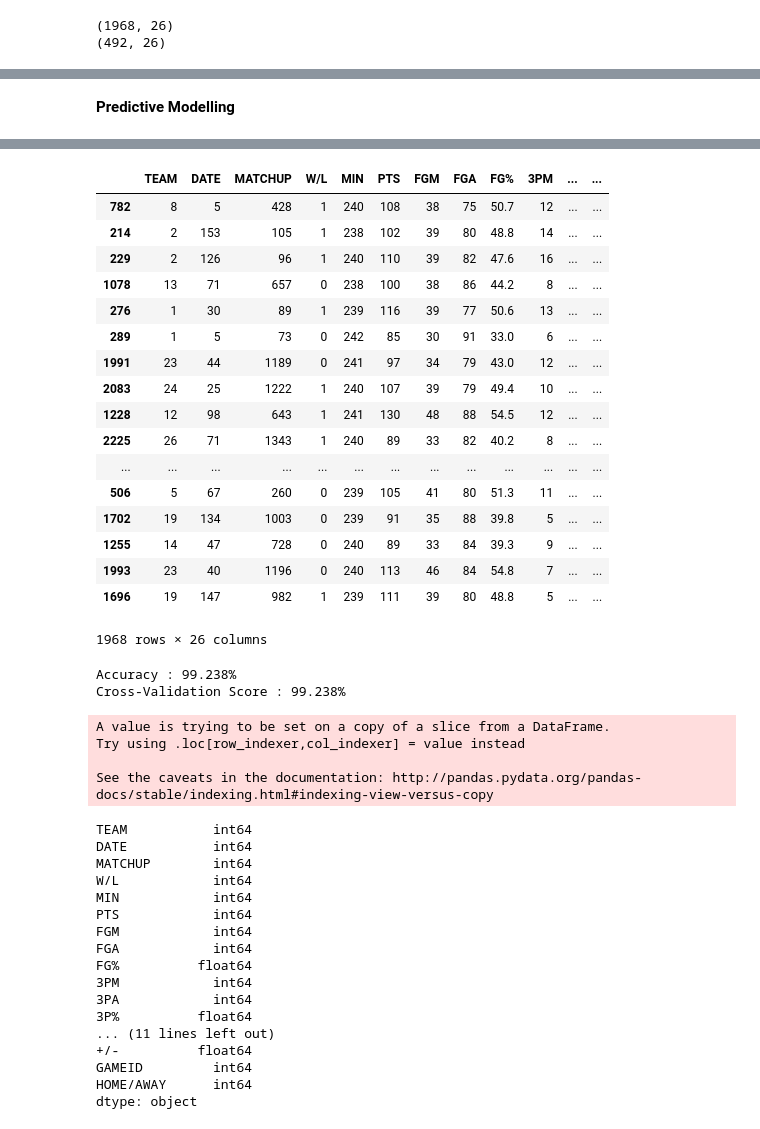
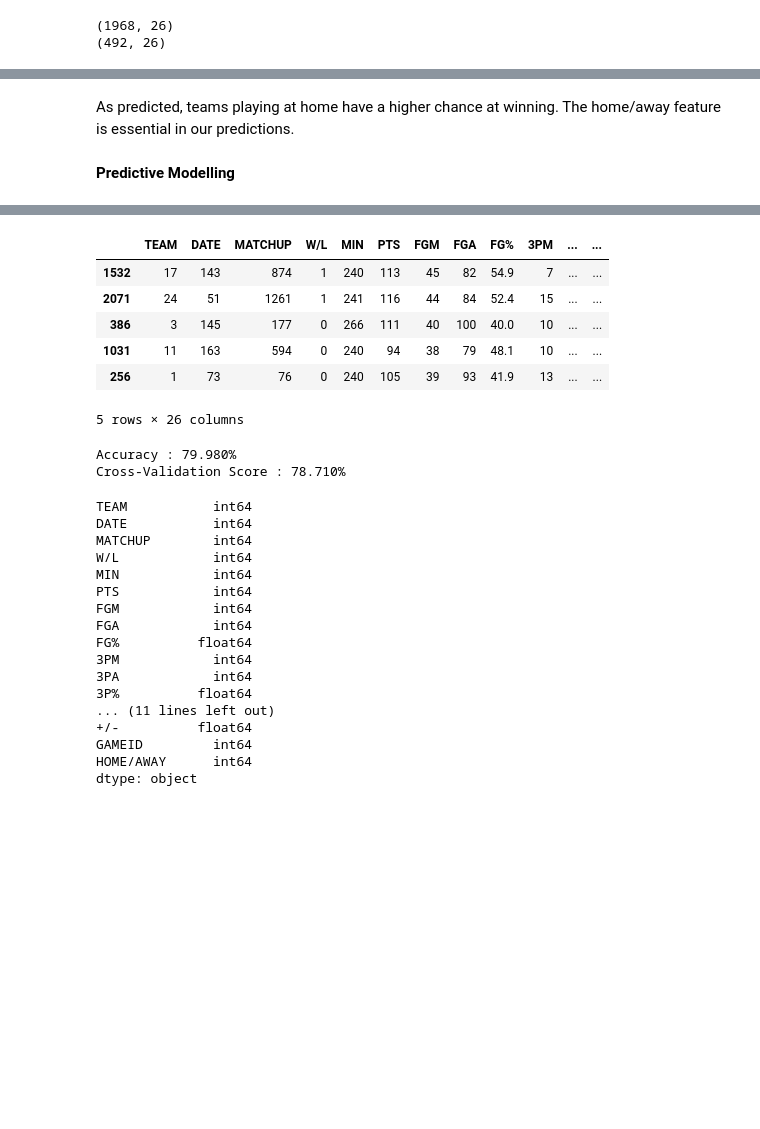
Before and after one commit to calvin20cc/NBA-Games-Predictor, a Jupyter notebook: game_prediction.ipynb, the cells around one changed output, grey strips where cells are left out. Drawn from its saved outputs; the diff is of its cells as text; code cells hidden in the pictures; blank space fills up the shorter version.

```diff
--- a/game_prediction.ipynb
+++ b/game_prediction.ipynb
@@ -243,3 +187,5 @@ temp3.plot(kind='bar', stacked=True, color=['red','blue'], grid=False)
+# %% [markdown]
+As predicted, teams playing at home have a higher chance at winning. The home/away feature is essential in our predictions.
 # %% [markdown]
 **Predictive Modelling**
 # %%
@@ -270,26 +216,15 @@ GAMEID         int64
 HOME/AWAY      int64
 dtype: object
 # %%
-train_df
+train_df.head()
 # %% [output]
 |  | TEAM | DATE | MATCHUP | W/L | MIN | PTS | FGM | FGA | FG% | 3PM | ... | ... |
-| 782 | 8 | 5 | 428 | 1 | 240 | 108 | 38 | 75 | 50.7 | 12 | ... | ... |
-| 214 | 2 | 153 | 105 | 1 | 238 | 102 | 39 | 80 | 48.8 | 14 | ... | ... |
-| 229 | 2 | 126 | 96 | 1 | 240 | 110 | 39 | 82 | 47.6 | 16 | ... | ... |
-| 1078 | 13 | 71 | 657 | 0 | 238 | 100 | 38 | 86 | 44.2 | 8 | ... | ... |
-| 276 | 1 | 30 | 89 | 1 | 239 | 116 | 39 | 77 | 50.6 | 13 | ... | ... |
-| 289 | 1 | 5 | 73 | 0 | 242 | 85 | 30 | 91 | 33.0 | 6 | ... | ... |
-| 1991 | 23 | 44 | 1189 | 0 | 241 | 97 | 34 | 79 | 43.0 | 12 | ... | ... |
-| 2083 | 24 | 25 | 1222 | 1 | 240 | 107 | 39 | 79 | 49.4 | 10 | ... | ... |
-| 1228 | 12 | 98 | 643 | 1 | 241 | 130 | 48 | 88 | 54.5 | 12 | ... | ... |
-| 2225 | 26 | 71 | 1343 | 1 | 240 | 89 | 33 | 82 | 40.2 | 8 | ... | ... |
-| ... | ... | ... | ... | ... | ... | ... | ... | ... | ... | ... | ... | ... |
-| 506 | 5 | 67 | 260 | 0 | 239 | 105 | 41 | 80 | 51.3 | 11 | ... | ... |
-| 1702 | 19 | 134 | 1003 | 0 | 239 | 91 | 35 | 88 | 39.8 | 5 | ... | ... |
-| 1255 | 14 | 47 | 728 | 0 | 240 | 89 | 33 | 84 | 39.3 | 9 | ... | ... |
-| 1993 | 23 | 40 | 1196 | 0 | 240 | 113 | 46 | 84 | 54.8 | 7 | ... | ... |
-| 1696 | 19 | 147 | 982 | 1 | 239 | 111 | 39 | 80 | 48.8 | 5 | ... | ... |
+| 1532 | 17 | 143 | 874 | 1 | 240 | 113 | 45 | 82 | 54.9 | 7 | ... | ... |
+| 2071 | 24 | 51 | 1261 | 1 | 241 | 116 | 44 | 84 | 52.4 | 15 | ... | ... |
+| 386 | 3 | 145 | 177 | 0 | 266 | 111 | 40 | 100 | 40.0 | 10 | ... | ... |
+| 1031 | 11 | 163 | 594 | 0 | 240 | 94 | 38 | 79 | 48.1 | 10 | ... | ... |
+| 256 | 1 | 73 | 76 | 0 | 240 | 105 | 39 | 93 | 41.9 | 13 | ... | ... |
-1968 rows × 26 columns
+5 rows × 26 columns
 # %%
 #Import models from scikit learn module:
 from sklearn.linear_model import LogisticRegression
@@ -333,36 +268,31 @@ def classification_model(model, data, predictors, outcome):
 # %%
 outcome_var = 'W/L'
 model = LogisticRegression()
-#predictor_var = ["TEAM","DATE","MATCHUP","MIN","PTS","FGM","FGA","FG%","3PM","3PA","3P%","FTM","FTA","FT%","OREB","DREB","REB","AST","STL","BLK","TOV","PF","+/-","HOME/AWAY"]
-predictor_var = ["PTS","FG%","3P%","FT%","REB","AST","STL","BLK","TOV","PF","+/-","HOME/AWAY"]
+predictor_var = ["PTS","FG%","3P%","FT%","DREB","AST","STL","BLK","TOV","PF","HOME/AWAY"]
 classification_model(model, train_df, predictor_var, outcome_var)
 # %% [output]
-Accuracy : 99.238%
-Cross-Validation Score : 99.238%
+Accuracy : 79.980%
+Cross-Validation Score : 78.710%
 # %%
 for i in var_mod:
-    test_df[:,i] = le.fit_transform(test_df[i])
+    test_df.loc[:,i] = le.fit_transform(test_df.loc[:,i].astype('str'))
 test_df.dtypes
 # %% [output]
-A value is trying to be set on a copy of a slice from a DataFrame.
-Try using .loc[row_indexer,col_indexer] = value instead
-
-See the caveats in the documentation: http://pandas.pydata.org/pandas-docs/stable/indexing.html#indexing-view-versus-copy
+TEAM           int64
+DATE           int64
+MATCHUP        int64
+W/L            int64
+MIN            int64
+PTS            int64
+FGM            int64
+FGA            int64
+FG%          float64
+3PM            int64
+3PA            int64
+3P%          float64
+... (11 lines left out)
++/-          float64
+GAMEID         int64
+HOME/AWAY      int64
+dtype: object
-TEAM           int64
-DATE           int64
-MATCHUP        int64
-W/L            int64
-MIN            int64
-PTS            int64
-FGM            int64
-FGA            int64
-FG%          float64
-3PM            int64
-3PA            int64
-3P%          float64
-... (11 lines left out)
-+/-          float64
-GAMEID         int64
-HOME/AWAY      int64
-dtype: object
 # %%
```
Also changed, not shown: parts of 49 cells of this notebook, 2 other files.
